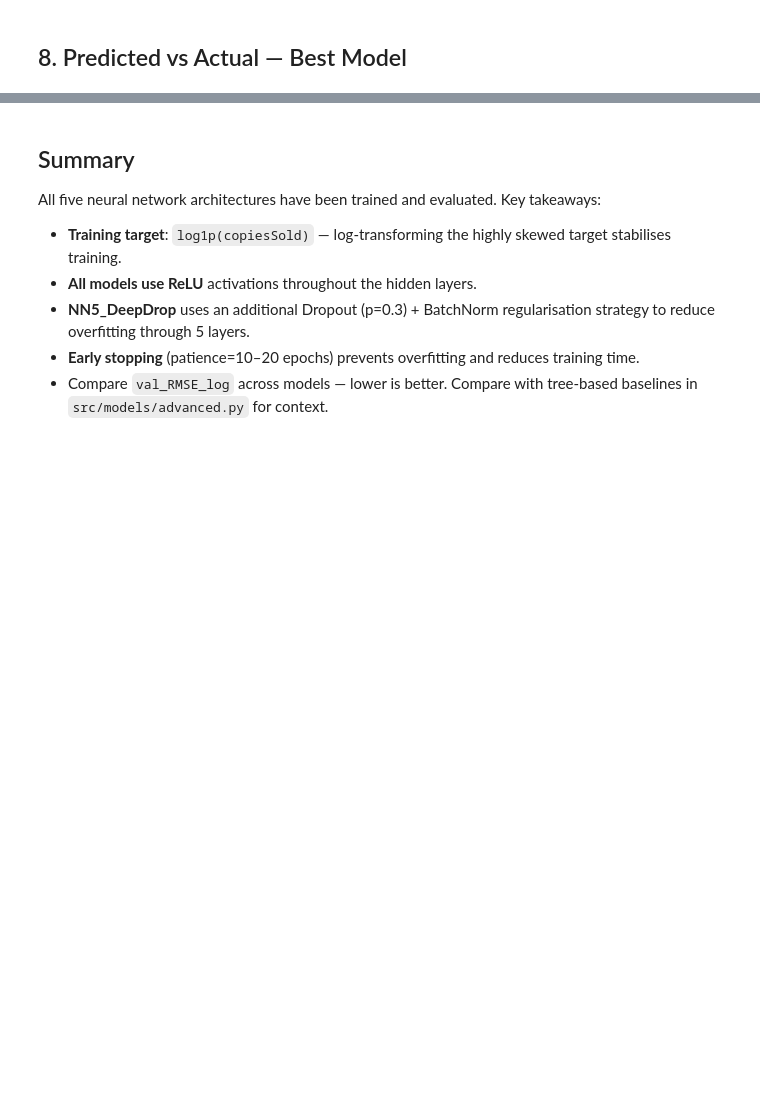
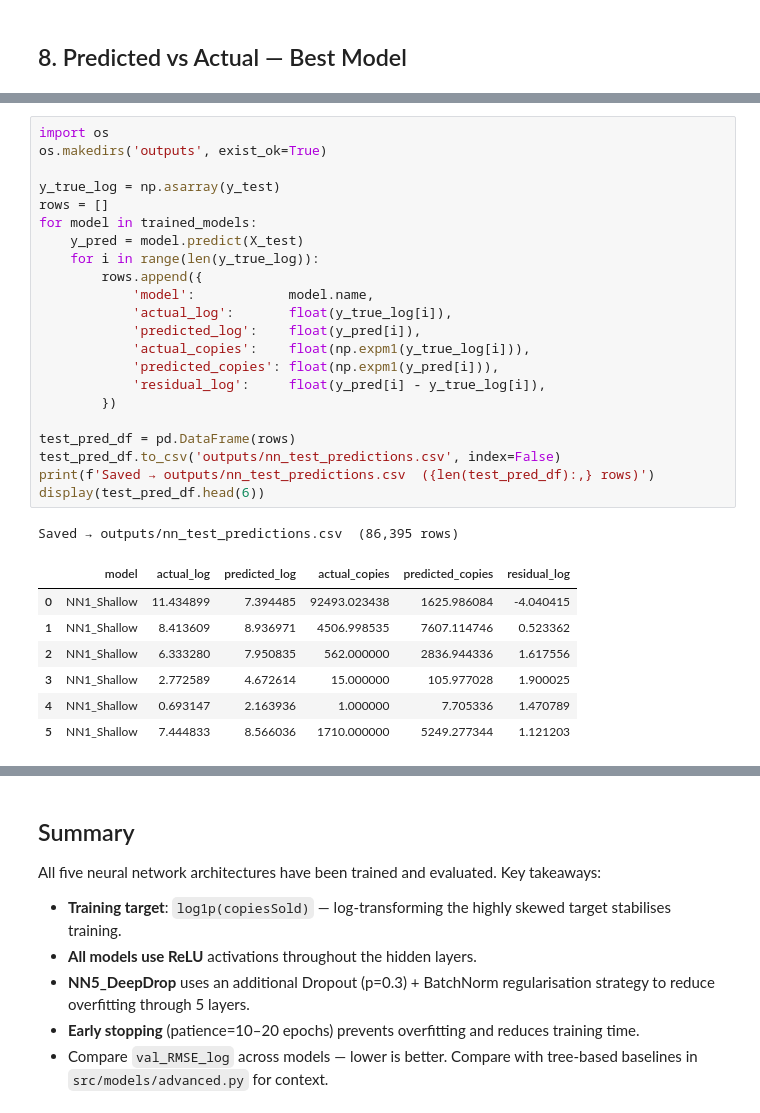
Before and after one commit to Arjian-Ma/CIS5450-FINAL-PROJECT, a Jupyter notebook: notebooks/05_neural_network.ipynb, the cells around one changed output, grey strips where cells are left out. Drawn from its saved outputs; the diff is of its cells as text; blank space fills up the shorter version.

```diff
--- a/notebooks/05_neural_network.ipynb
+++ b/notebooks/05_neural_network.ipynb
@@ -319,0 +358,31 @@ for k, v in best_model.test_metrics.items():
+# %%
+import os
+os.makedirs('outputs', exist_ok=True)
+
+y_true_log = np.asarray(y_test)
+rows = []
+for model in trained_models:
+    y_pred = model.predict(X_test)
+    for i in range(len(y_true_log)):
+        rows.append({
+            'model':            model.name,
+            'actual_log':       float(y_true_log[i]),
+            'predicted_log':    float(y_pred[i]),
+            'actual_copies':    float(np.expm1(y_true_log[i])),
+            'predicted_copies': float(np.expm1(y_pred[i])),
+            'residual_log':     float(y_pred[i] - y_true_log[i]),
+        })
+
+test_pred_df = pd.DataFrame(rows)
+test_pred_df.to_csv('outputs/nn_test_predictions.csv', index=False)
+print(f'Saved → outputs/nn_test_predictions.csv  ({len(test_pred_df):,} rows)')
+display(test_pred_df.head(6))
+# %% [output]
+Saved → outputs/nn_test_predictions.csv  (86,395 rows)
+|  | model | actual_log | predicted_log | actual_copies | predicted_copies | residual_log |
+| 0 | NN1_Shallow | 11.434899 | 7.394485 | 92493.023438 | 1625.986084 | -4.040415 |
+| 1 | NN1_Shallow | 8.413609 | 8.936971 | 4506.998535 | 7607.114746 | 0.523362 |
+| 2 | NN1_Shallow | 6.333280 | 7.950835 | 562.000000 | 2836.944336 | 1.617556 |
+| 3 | NN1_Shallow | 2.772589 | 4.672614 | 15.000000 | 105.977028 | 1.900025 |
+| 4 | NN1_Shallow | 0.693147 | 2.163936 | 1.000000 | 7.705336 | 1.470789 |
+| 5 | NN1_Shallow | 7.444833 | 8.566036 | 1710.000000 | 5249.277344 | 1.121203 |
```
Also changed, not shown: parts of 12 cells of this notebook, 17 other files.
